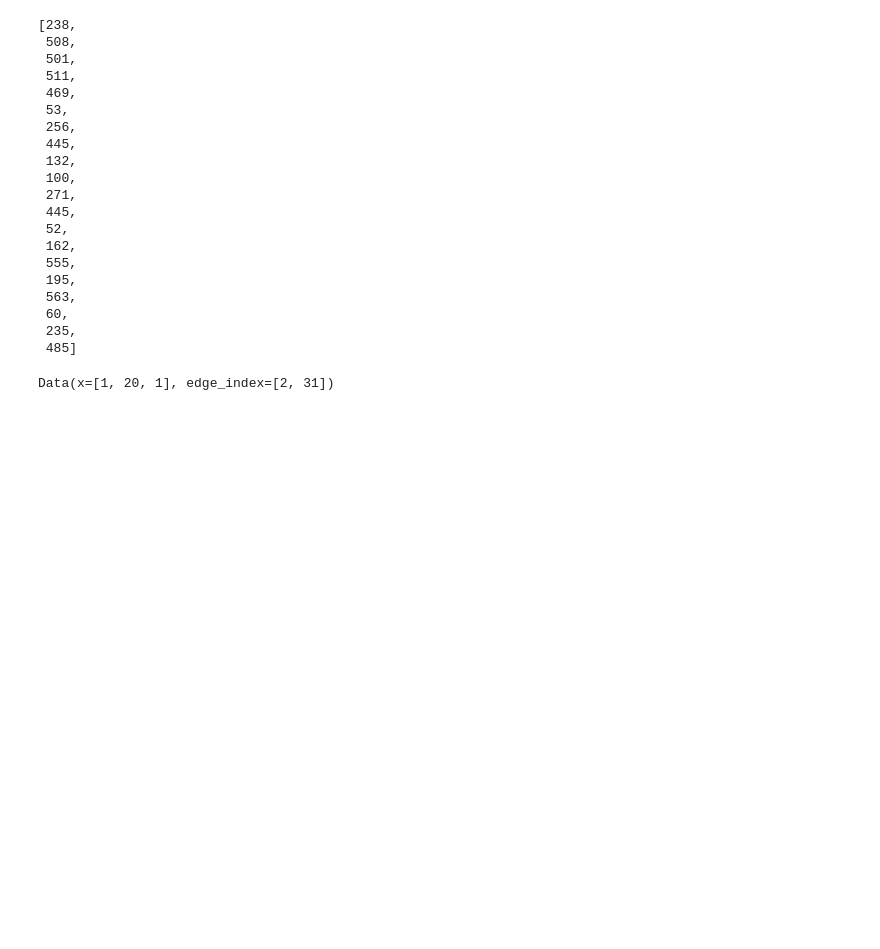
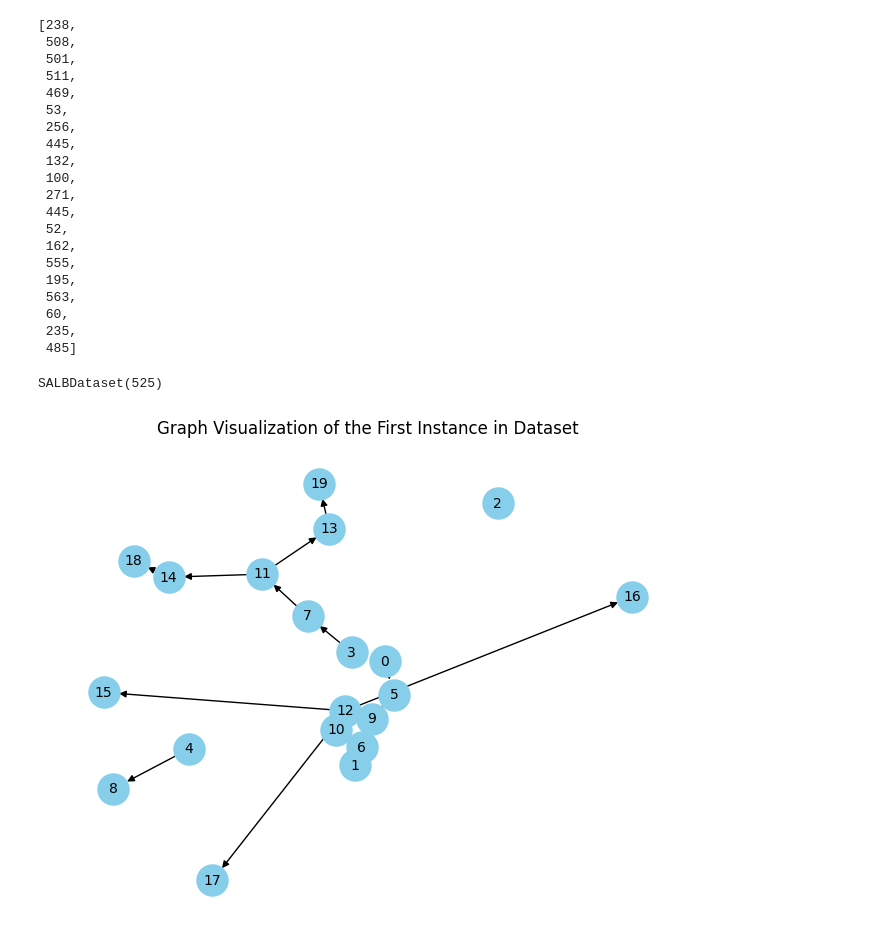
Before and after one commit to JosephThompson607/malb_graph, a Jupyter notebook: classifying_SALB.ipynb, the cells around one changed output. Cells and saved outputs as stored; diff of their text form; code cells hidden in the pictures; blank space fills up the shorter version.

```diff
--- a/classifying_SALB.ipynb
+++ b/classifying_SALB.ipynb
@@ -122,7 +165,7 @@ class SALBDataset(InMemoryDataset):
     @property
     def processed_file_names(self):
         # List files in `processed_dir` that are already processed.
-        return [f"instance_n=20_{idx}.pt" for idx in range(self.instance_length)]
+        return [f"instance_n=20_{idx}.pt" for idx in range(1,self.instance_length+1)]
 
     def download(self):
         # Logic for downloading raw data if it does not exist.
@@ -130,9 +173,9 @@ class SALBDataset(InMemoryDataset):
 
     def process(self):
         # Read raw data and save processed data to `processed_dir`.
-        for idx,raw_path in enumerate(self.raw_paths):
+        for raw_path in self.raw_paths:
             print(f"Processing {raw_path}...")
-           #self.name = raw_path.split("/")[-1].split(".")[0]
+            name = raw_path.split("/")[-1].split(".")[0].split("_")[-1]
             # Example: Read graph data
             salb_inst = SALBP_Instance("test",raw_path)
             edge_index = torch.tensor(salb_inst.get_python_edge_list(), dtype=torch.long)
@@ -140,20 +183,20 @@ class SALBDataset(InMemoryDataset):
             #y = torch.tensor([0], dtype=torch.long)
 
             data = Data(x=x, edge_index=edge_index.t().contiguous())
-            torch.save(data, self.processed_dir +"instance_n=20_" + str(idx) + ".pt")
+            torch.save(data, self.processed_dir +"instance_n=20_" + name + ".pt")
 
     def len(self):
         # Return the number of graphs in the dataset.
         return len(self.processed_file_names)
 
     def get(self, idx):
-        # Load and return a graph object by index.
+        # Load and return a graph object by index. NOTE: INDEXING STARTS AT 1 to stay consistent with Otto
         data = torch.load(f"{self.processed_dir}/instance_n=20_{idx}.pt")
         return data
 
 
 my_dataset = SALBDataset(root='/content/drive/MyDrive/ALB_stuff/pytorch_datasets', alb_filepath="/content/drive/MyDrive/ALB_stuff/pytorch_datasets/raw/small data set_n=20")
 # %%
-my_dataset[0]
+my_dataset
 # %% [output]
-Data(x=[1, 20, 1], edge_index=[2, 31])
+SALBDataset(525)
@@ -176,0 +203,26 @@ Data(x=[1, 20, 1], edge_index=[2, 31])
+# %%
+# prompt: Graphs the first graph of my_dataset
+
+import matplotlib.pyplot as plt
+import networkx as nx
+
+# Assuming the first graph in my_dataset is at index 0
+data = my_dataset[1]
+
+# Create a NetworkX graph from the PyTorch Geometric Data object
+graph = nx.DiGraph()
+edge_index = data.edge_index.numpy()
+#adds nodes
+for j in range(data.x.shape[1]):
+    graph.add_node(j)
+#adds edges
+for i in range(edge_index.shape[1]):
+    graph.add_edge(edge_index[0, i], edge_index[1, i])
+
+
+# Draw the graph, changes graph to graphviz and uses
+nx.draw(graph, with_labels=True, node_size=500, node_color="skyblue", font_size=10, font_color="black")
+plt.title("Graph Visualization of the First Instance in Dataset")
+plt.show()
+# %% [output]
+[figure, added]
```
Also changed, not shown: parts of 3 cells of this notebook.
